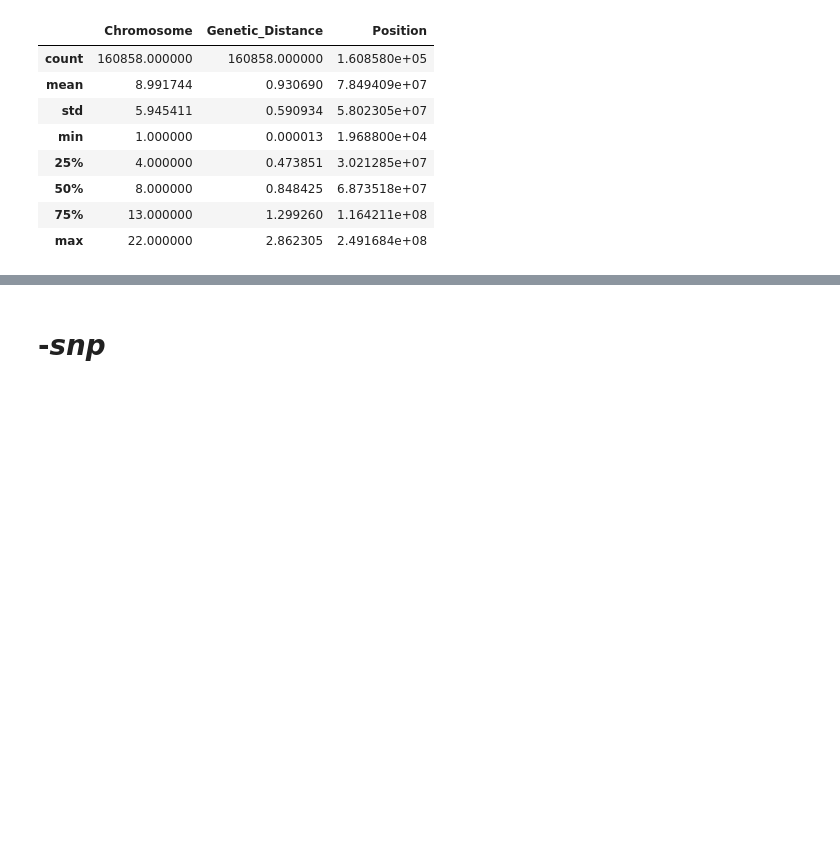
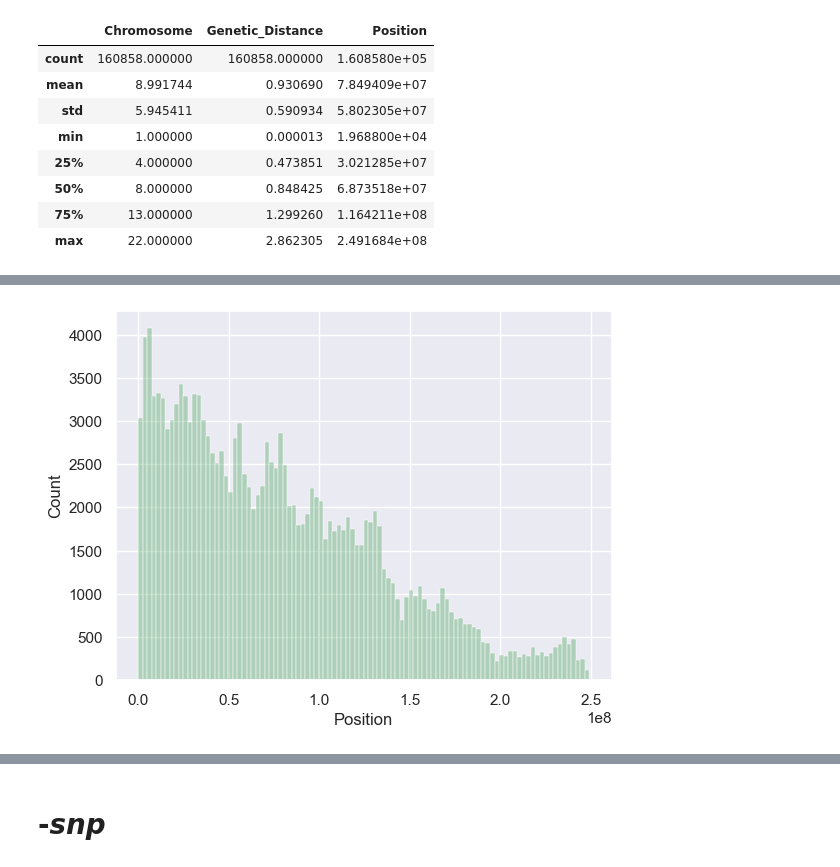
Before and after one commit to r-bashir/GenomeDiffusion, a Jupyter notebook: SNP.ipynb, the cells around one changed output, grey strips where cells are left out. Saved outputs shown, nothing was run; the diff lists cells and outputs as text; code cells hidden in the pictures; blank space fills up the shorter version.

```diff
--- a/SNP.ipynb
+++ b/SNP.ipynb
@@ -171,0 +205,5 @@ dtype: int64
+# %%
+sns.histplot(bim_df['Position'], color='g', bins=100, alpha=0.4)
+plt.show()
+# %% [output]
+[figure, added]
```
Also changed, not shown: parts of 42 cells of this notebook, 1 other file.
